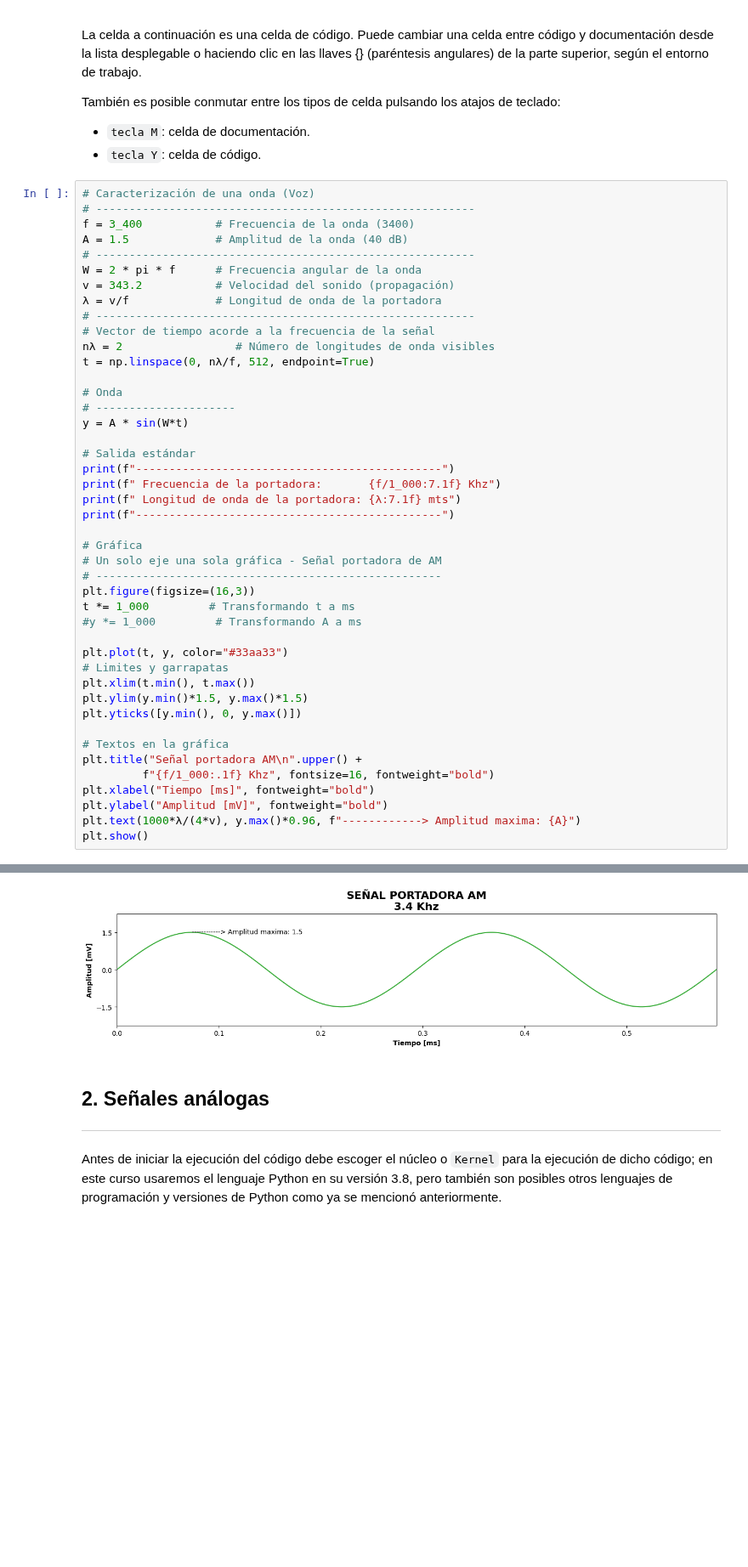
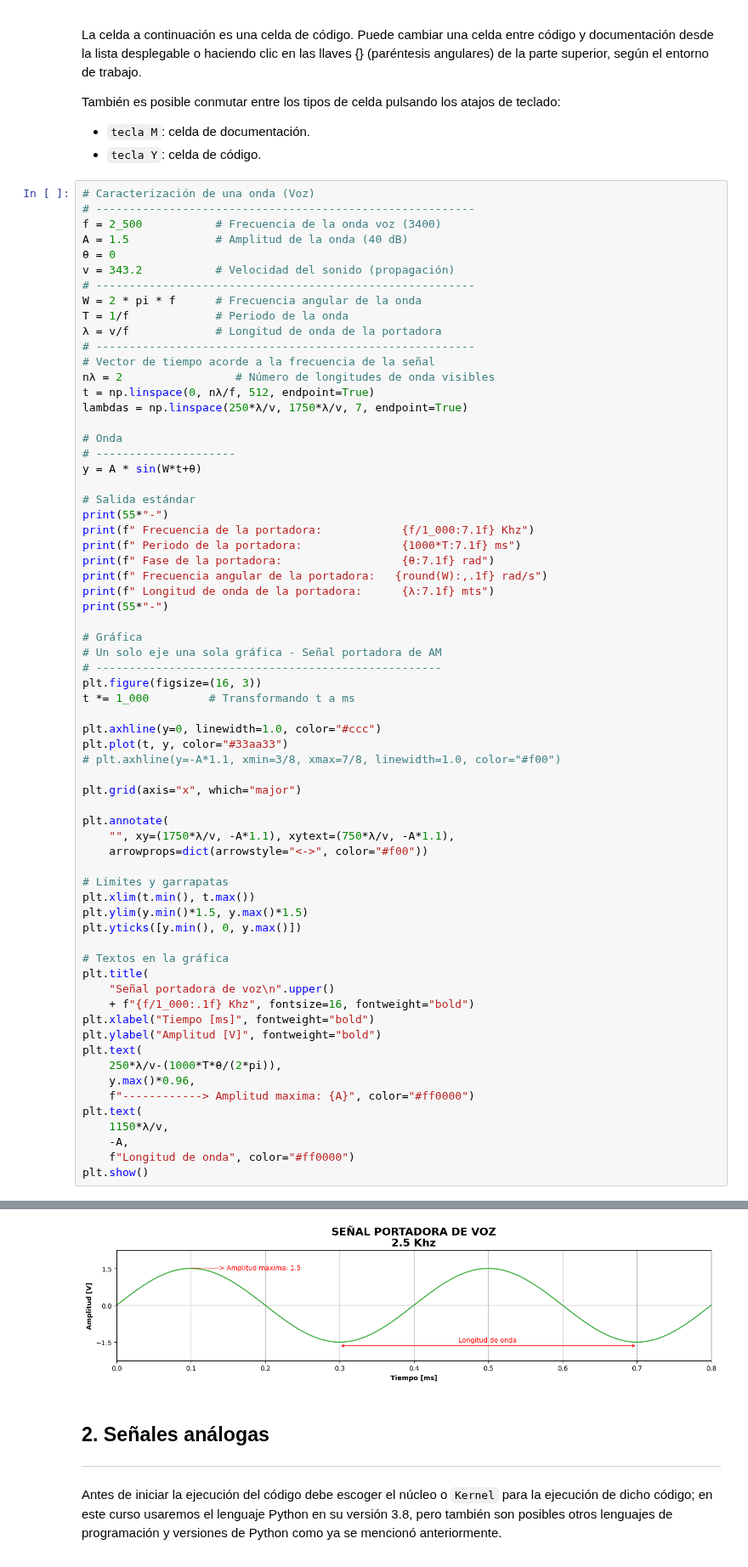
Before and after one commit to GiancarloBenavides/Telematics, a Jupyter notebook: 22-Encolamiento/22.1_señales.ipynb, the cells around one changed output, grey strips where cells are left out. Shown at 85% size. Saved outputs shown, nothing was run; the diff lists cells and outputs as text; blank space fills up the shorter version.

```diff
--- a/22-Encolamiento/22.1_señales.ipynb
+++ b/22-Encolamiento/22.1_señales.ipynb
@@ -36,45 +37,67 @@ También es posible conmutar entre los tipos de celda pulsando los atajos de tec
 # %%
 # Caracterización de una onda (Voz)
 # ---------------------------------------------------------
-f = 3_400           # Frecuencia de la onda (3400)
+f = 2_500           # Frecuencia de la onda voz (3400)
 A = 1.5             # Amplitud de la onda (40 dB)
+θ = 0
+v = 343.2           # Velocidad del sonido (propagación)
 # ---------------------------------------------------------
 W = 2 * pi * f      # Frecuencia angular de la onda
-v = 343.2           # Velocidad del sonido (propagación)
+T = 1/f             # Periodo de la onda
 λ = v/f             # Longitud de onda de la portadora
 # ---------------------------------------------------------
 # Vector de tiempo acorde a la frecuencia de la señal
 nλ = 2                 # Número de longitudes de onda visibles
 t = np.linspace(0, nλ/f, 512, endpoint=True)
+lambdas = np.linspace(250*λ/v, 1750*λ/v, 7, endpoint=True)
 
 # Onda
 # ---------------------
-y = A * sin(W*t)
+y = A * sin(W*t+θ)
 
 # Salida estándar
-print(f"----------------------------------------------")
-print(f" Frecuencia de la portadora:       {f/1_000:7.1f} Khz")
-print(f" Longitud de onda de la portadora: {λ:7.1f} mts")
-print(f"----------------------------------------------")
+print(55*"-")
+print(f" Frecuencia de la portadora:            {f/1_000:7.1f} Khz")
+print(f" Periodo de la portadora:               {1000*T:7.1f} ms")
+print(f" Fase de la portadora:                  {θ:7.1f} rad")
+print(f" Frecuencia angular de la portadora:   {round(W):,.1f} rad/s")
+print(f" Longitud de onda de la portadora:      {λ:7.1f} mts")
+print(55*"-")
 
 # Gráfica
 # Un solo eje una sola gráfica - Señal portadora de AM
 # ----------------------------------------------------
-plt.figure(figsize=(16,3))
+plt.figure(figsize=(16, 3))
 t *= 1_000         # Transformando t a ms
-#y *= 1_000         # Transformando A a ms
 
+plt.axhline(y=0, linewidth=1.0, color="#ccc")
 plt.plot(t, y, color="#33aa33")
+# plt.axhline(y=-A*1.1, xmin=3/8, xmax=7/8, linewidth=1.0, color="#f00")
+
+plt.grid(axis="x", which="major")
+
+plt.annotate(
+    "", xy=(1750*λ/v, -A*1.1), xytext=(750*λ/v, -A*1.1),
+    arrowprops=dict(arrowstyle="<->", color="#f00"))
+
 # Limites y garrapatas
 plt.xlim(t.min(), t.max())
 plt.ylim(y.min()*1.5, y.max()*1.5)
 plt.yticks([y.min(), 0, y.max()])
 
 # Textos en la gráfica
-plt.title("Señal portadora AM\n".upper() +
-         f"{f/1_000:.1f} Khz", fontsize=16, fontweight="bold")
+plt.title(
+    "Señal portadora de voz\n".upper()
+    + f"{f/1_000:.1f} Khz", fontsize=16, fontweight="bold")
 plt.xlabel("Tiempo [ms]", fontweight="bold")
-plt.ylabel("Amplitud [mV]", fontweight="bold")
-plt.text(1000*λ/(4*v), y.max()*0.96, f"------------> Amplitud maxima: {A}")
+plt.ylabel("Amplitud [V]", fontweight="bold")
+plt.text(
+    250*λ/v-(1000*T*θ/(2*pi)),
+    y.max()*0.96,
+    f"------------> Amplitud maxima: {A}", color="#ff0000")
+plt.text(
+    1150*λ/v,
+    -A,
+    f"Longitud de onda", color="#ff0000")
 plt.show()
 # %% [output]
@@ -85,4 +111,4 @@ plt.show()
-[figure, old version]
+[figure, new version]
 # %% [markdown]
 ## 2. Señales análogas
 ---
```
Also changed, not shown: parts of 4 cells of this notebook.
